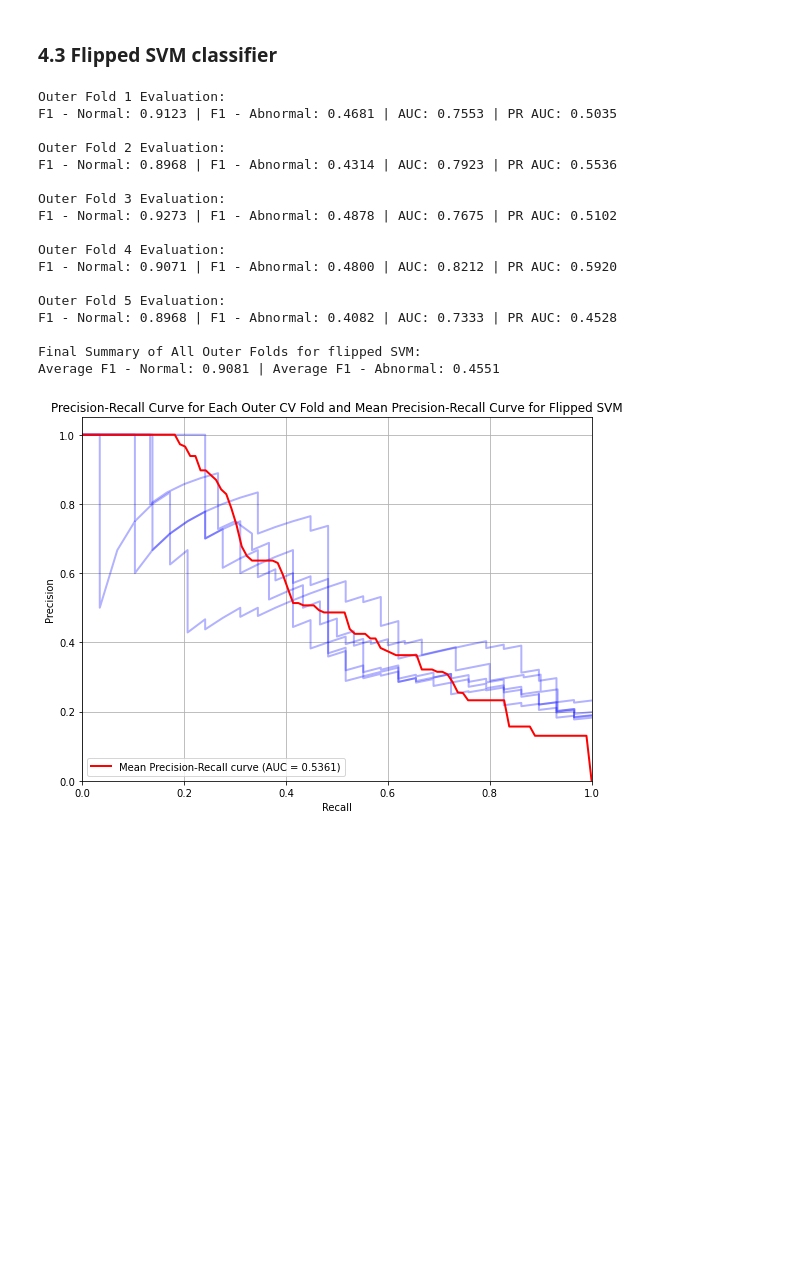
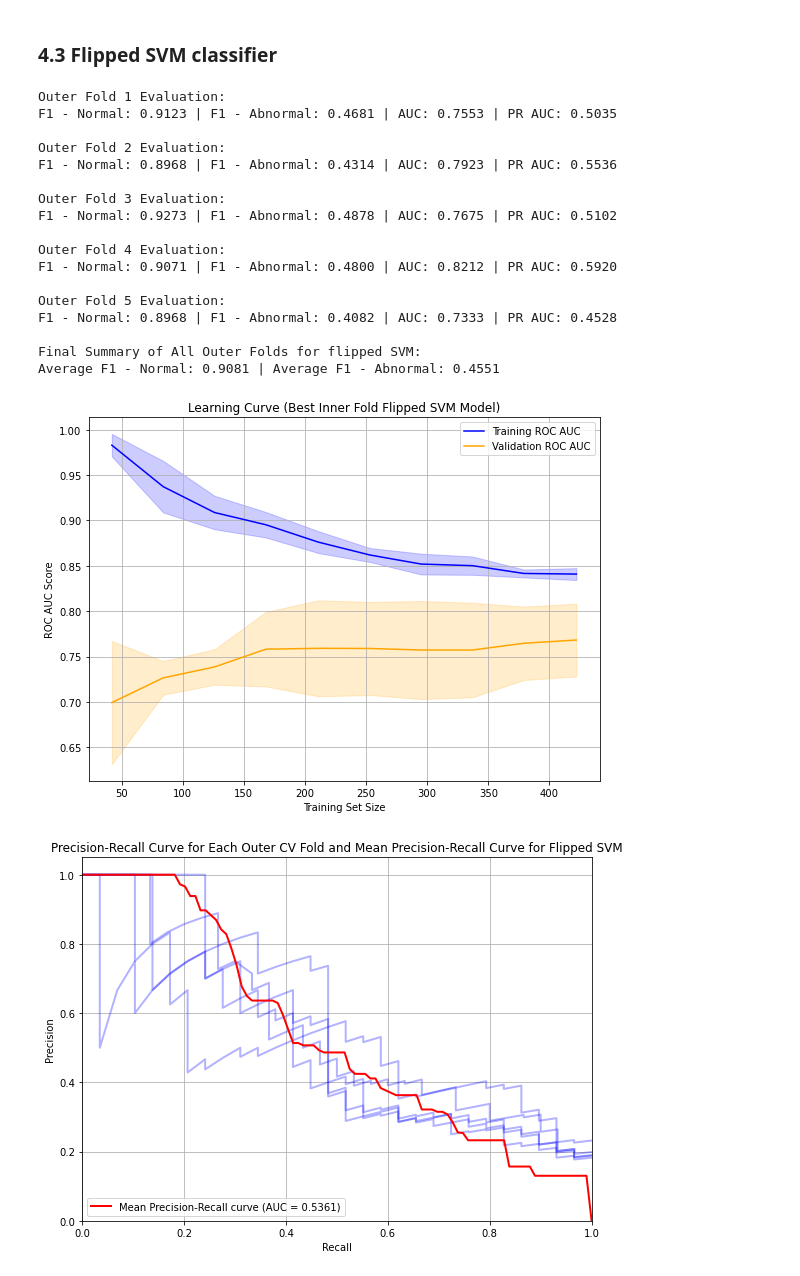
Before and after one commit to A-Bosselaar/TM10007-Machine-Learning-assignment, a Jupyter notebook: assignment_ecg.ipynb, the cells around one changed output. Drawn from its saved outputs; the diff is of its cells as text; code cells hidden in the pictures; blank space fills up the shorter version.

Commit message:
finalizing SVM flipped, everything

```diff
--- a/assignment_ecg.ipynb
+++ b/assignment_ecg.ipynb
@@ -1074,6 +1115,10 @@ def outer_cv_pipeline_svm_flipped(X, y, feature_selection_method, k_features=210
     svmf_results_abnormal = []
     roc_folds_svmf = []
     pr_folds_svmf = []
+    best_model = None
+    best_auc = 0
+    best_X_train = None
+    best_y_train = None
 
     # Outer fold
     for fold, (train_idx, test_idx) in enumerate(skf.split(X, y),1):
@@ -1096,6 +1141,13 @@ def outer_cv_pipeline_svm_flipped(X, y, feature_selection_method, k_features=210
 
             svm_model_inner = random_search_svm(X_inner_train, y_inner_train)
             y_val_preds = svm_model_inner.predict(X_inner_val)
+            fpr, tpr, _ = roc_curve(y_inner_val, y_val_preds)
+            auc_inner = auc(fpr,tpr)
+            if auc_inner > best_auc:
+                best_auc = auc_inner
+                best_model = svm_model_inner
+                best_X_train = X_inner_train
+                best_y_train = y_inner_train
 
         svm_model_final = random_search_svm(X_train_sel, y_train)
         y_prob = svm_model_final.predict_proba(X_test_sel)[:, 1]  # Probability of being NORMAL
@@ -1118,33 +1170,66 @@ def outer_cv_pipeline_svm_flipped(X, y, feature_selection_method, k_features=210
         pr_auc_svmf = auc(recall_svmf, precision_svmf)
         pr_folds_svmf.append((precision_svmf, recall_svmf, pr_auc_svmf))
 
         print(f"\nOuter Fold {fold} Evaluation:")
         print(f"F1 - Normal: {f1[0]:.4f} | F1 - Abnormal: {f1[1]:.4f} | AUC: {roc_auc_svmf:.4f} | PR AUC: {pr_auc_svmf:.4f}")
 
     print("\nFinal Summary of All Outer Folds for flipped SVM:")
     print(f"Average F1 - Normal: {np.mean(svmf_results_normal):.4f} | Average F1 - Abnormal: {np.mean(svmf_results_abnormal):.4f}")
 
+    # For learning curves:
+    if best_model is not None:
+        train_sizes, train_scores, val_scores = learning_curve(
+            estimator=best_model,
+            X=best_X_train,
+            y=best_y_train,
+            train_sizes=np.linspace(0.1, 1.0, 10),
+            cv=5,
+            scoring='roc_auc',
+            n_jobs=-1,
+            shuffle=True,
+            random_state=42
+        )
+
+        train_mean = train_scores.mean(axis=1)
+        train_std = train_scores.std(axis=1)
+        val_mean = val_scores.mean(axis=1)
+        val_std = val_scores.std(axis=1)
+
+        plt.figure(figsize=(8, 6))
+        plt.plot(train_sizes, train_mean, label="Training ROC AUC", color="blue")
+        plt.fill_between(train_sizes, train_mean - train_std, train_mean + train_std, alpha=0.2, color="blue")
+        plt.plot(train_sizes, val_mean, label="Validation ROC AUC", color="orange")
+        plt.fill_between(train_sizes, val_mean - val_std, val_mean + val_std, alpha=0.2, color="orange")
+        plt.title("Learning Curve (Best Inner Fold Flipped SVM Model)")
+        plt.xlabel("Training Set Size")
+        plt.ylabel("ROC AUC Score")
+        plt.legend(loc="best")
+        plt.grid(True)
+        plt.tight_layout()
+        plt.show()
+
     return roc_folds_svmf, pr_folds_svmf
 
 roc_folds_svmf, pr_folds_svmf = outer_cv_pipeline_svm_flipped(X, y, kbest_selector)
 # %% [output]
 Outer Fold 1 Evaluation:
 F1 - Normal: 0.9123 | F1 - Abnormal: 0.4681 | AUC: 0.7553 | PR AUC: 0.5035
 
 Outer Fold 2 Evaluation:
 F1 - Normal: 0.8968 | F1 - Abnormal: 0.4314 | AUC: 0.7923 | PR AUC: 0.5536
 
 Outer Fold 3 Evaluation:
 F1 - Normal: 0.9273 | F1 - Abnormal: 0.4878 | AUC: 0.7675 | PR AUC: 0.5102
 
 Outer Fold 4 Evaluation:
 F1 - Normal: 0.9071 | F1 - Abnormal: 0.4800 | AUC: 0.8212 | PR AUC: 0.5920
 
 Outer Fold 5 Evaluation:
 F1 - Normal: 0.8968 | F1 - Abnormal: 0.4082 | AUC: 0.7333 | PR AUC: 0.4528
 
 Final Summary of All Outer Folds for flipped SVM:
 Average F1 - Normal: 0.9081 | Average F1 - Abnormal: 0.4551
+[figure, added]
 # %%
 # PRECISION RECALL FOR FLIPPED SVM
 plt.figure(figsize=(8, 6))
```
Also changed, not shown: parts of 1 cell of this notebook.
